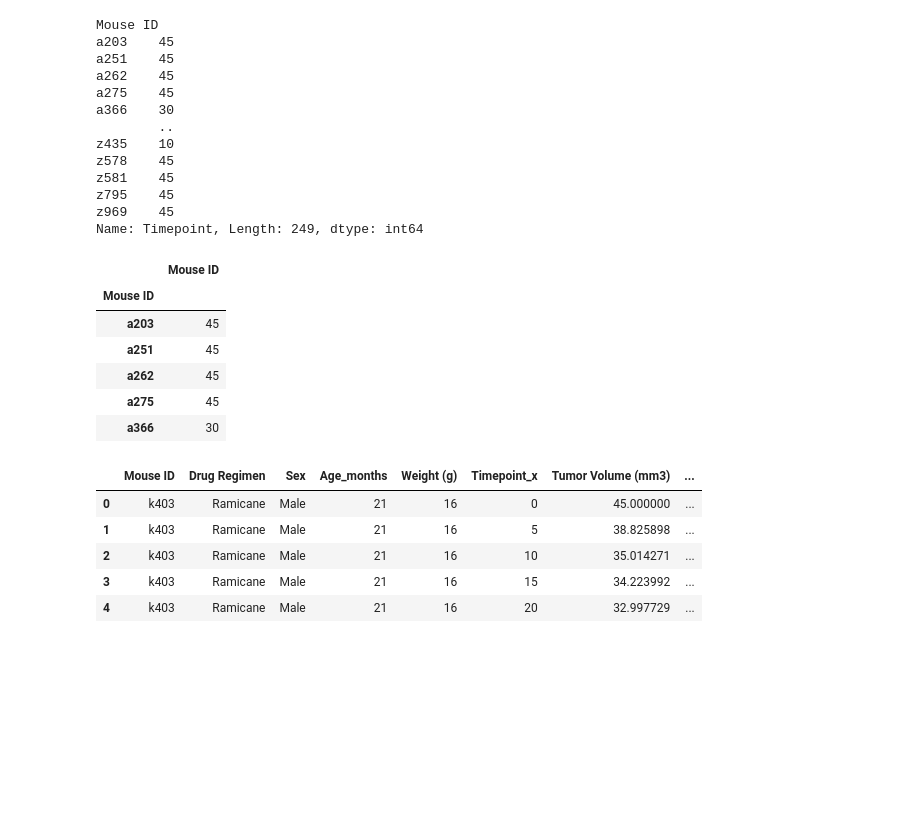
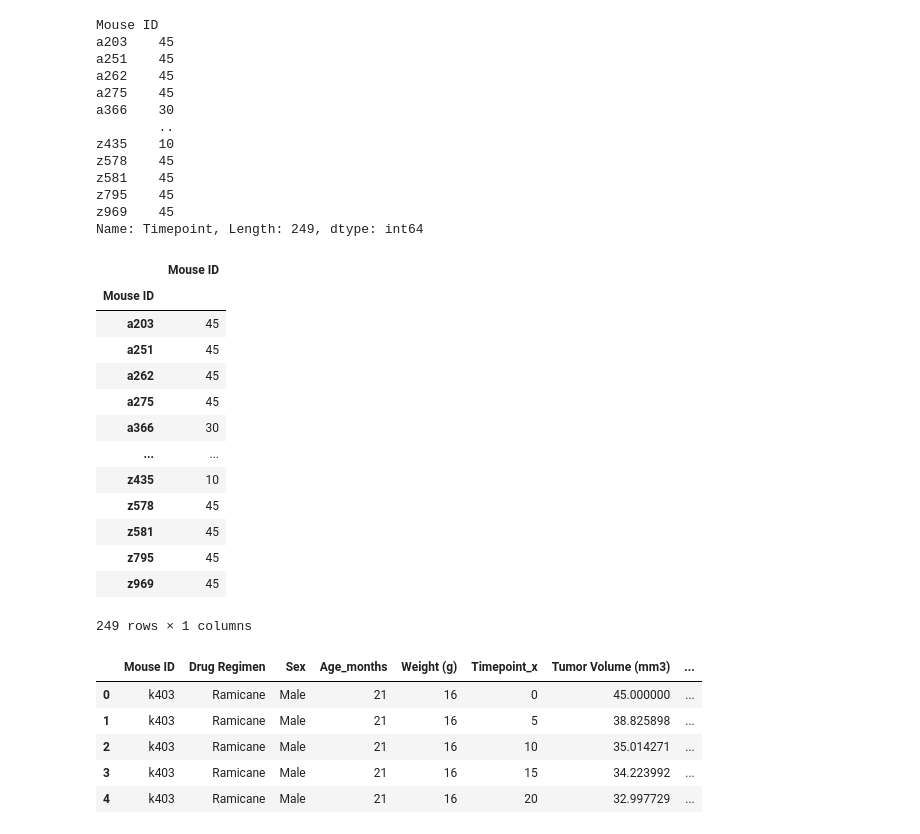
Before and after one commit to kellrow80/matplotlib---challenge, a Jupyter notebook: Instructions/Pymaceuticals/pymaceuticals_starter.ipynb, the cells around one changed output. Drawn from its saved outputs; the diff is of its cells as text; code cells hidden in the pictures; blank space fills up the shorter version.

Commit message:
Saving progress finding last timepoint

```diff
--- a/Instructions/Pymaceuticals/pymaceuticals_starter.ipynb
+++ b/Instructions/Pymaceuticals/pymaceuticals_starter.ipynb
@@ -301,15 +294,23 @@ Name: Timepoint, Length: 249, dtype: int64
 # %%
 #Create new dataframe for max timepoint for each mouse ID
 max_timepoint_df = pd.DataFrame ({"Mouse ID": max_timepoint})
-max_timepoint_df.head()
+
+max_timepoint_df
 # %% [output]
 |  | Mouse ID |
 | Mouse ID |  |
 | a203 | 45 |
 | a251 | 45 |
 | a262 | 45 |
 | a275 | 45 |
 | a366 | 30 |
+| ... | ... |
+| z435 | 10 |
+| z578 | 45 |
+| z581 | 45 |
+| z795 | 45 |
+| z969 | 45 |
+249 rows × 1 columns
 # %%
 #Merge original dataframe with new max timepoint dataframe
 mouse_data_combined_stats_df = pd.merge(mouse_data_combined_cleaned, max_timepoint, how="outer", on=["Mouse ID"])
```
Also changed, not shown: parts of 3 cells of this notebook.
